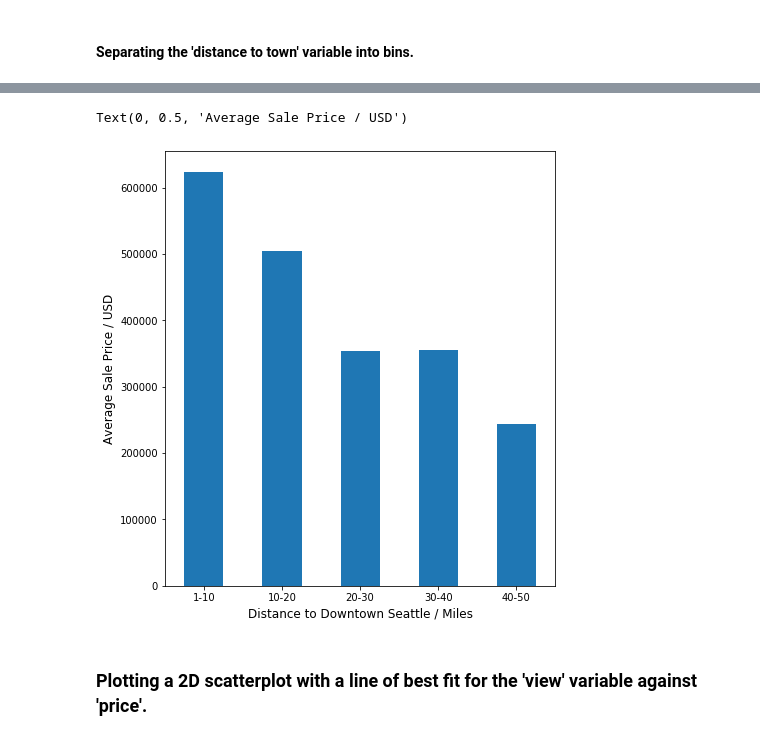
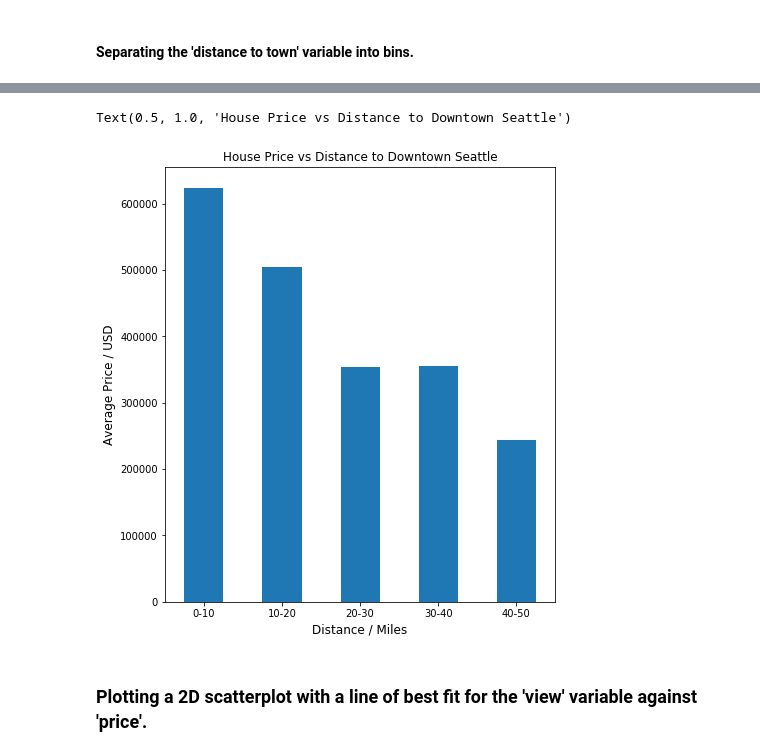
Before and after one commit to petehumphries/housing_project, a Jupyter notebook: project_1_regression_modelling_RM.ipynb, the cells around one changed output, grey strips where cells are left out. Saved outputs shown, nothing was run; the diff lists cells and outputs as text; code cells hidden in the pictures.

```diff
--- a/project_1_regression_modelling_RM.ipynb
+++ b/project_1_regression_modelling_RM.ipynb
@@ -133,13 +206,14 @@ df['distance_to_town_categories'] = pd.cut(df['distance to town'], bins=np.linsp
 # %%
 plt.figure(figsize=(7,8))
 df.groupby('distance_to_town_categories')['price'].mean().plot.bar()
 positions = (0, 1, 2, 3, 4)
-plt.xticks(positions,['1-10','10-20','20-30','30-40','40-50'],rotation='horizontal')
-plt.xlabel('Distance to Downtown Seattle / Miles', fontsize = 12)
-plt.ylabel('Average Sale Price / USD', fontsize = 12)
+plt.xticks(positions,['0-10','10-20','20-30','30-40','40-50'],rotation='horizontal')
+plt.xlabel('Distance / Miles', fontsize = 12)
+plt.ylabel('Average Price / USD', fontsize = 12)
+plt.title('House Price vs Distance to Downtown Seattle')
 # %% [output]
-Text(0, 0.5, 'Average Sale Price / USD')
+Text(0.5, 1.0, 'House Price vs Distance to Downtown Seattle')
-[figure, old version]
+[figure, new version]
 # %% [markdown]
 ### Plotting a 2D scatterplot with a line of best fit for the 'view' variable against 'price'.
 # %%
```
Also changed, not shown: parts of 17 cells of this notebook, 1 other file.
